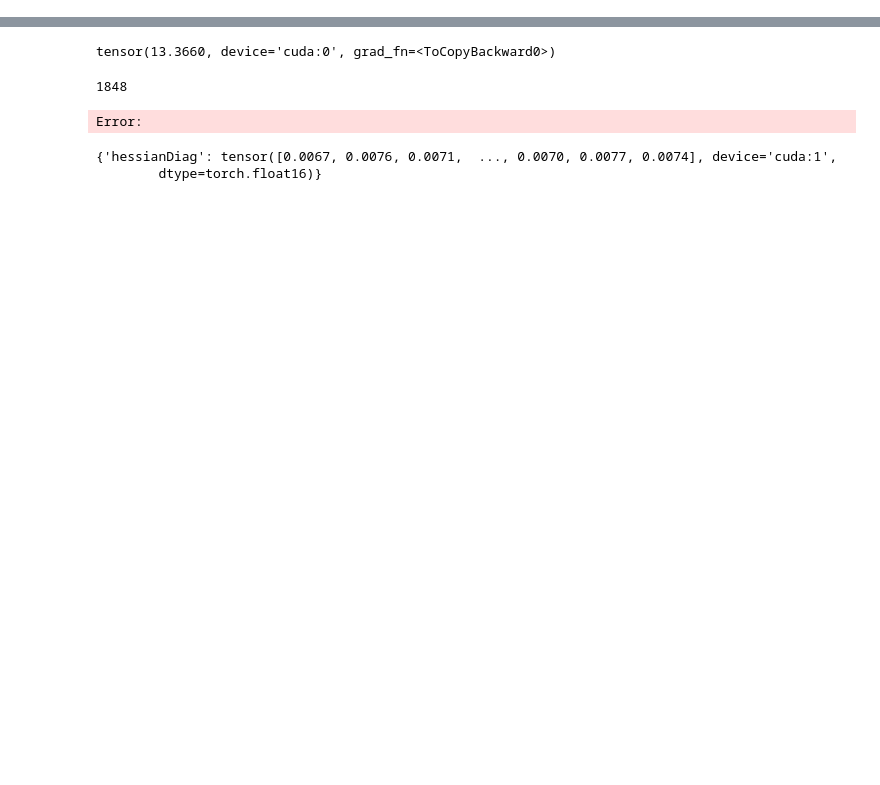
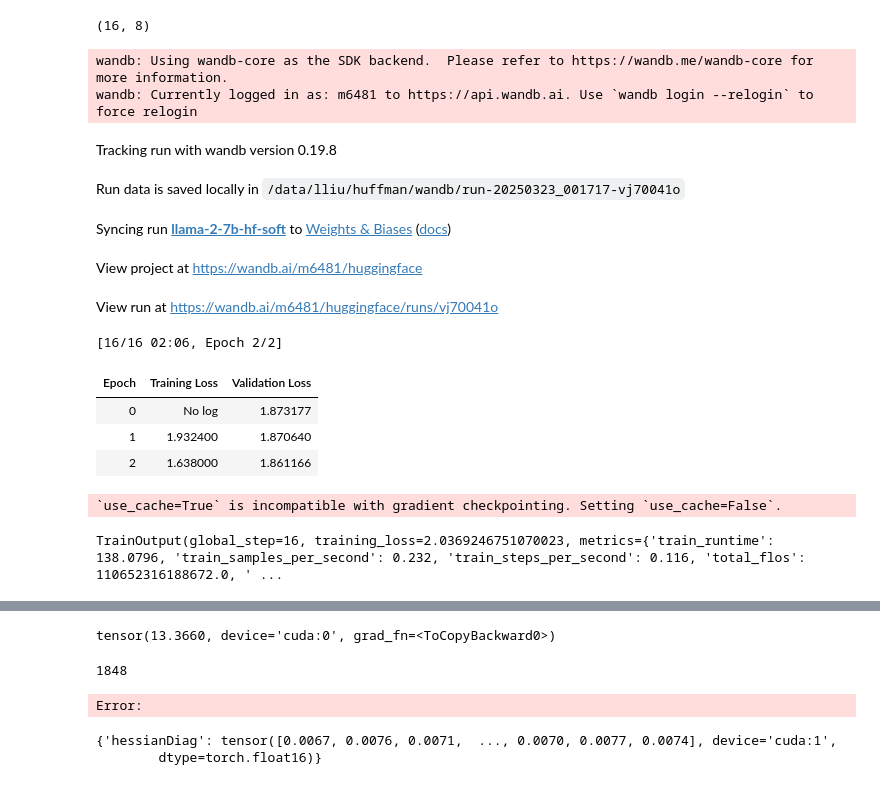
Before and after one commit to xuzukang/NoWag, a Jupyter notebook: test_train.ipynb, the cells around one changed output, grey strips where cells are left out. Saved outputs shown, nothing was run; the diff lists cells and outputs as text; code cells hidden in the pictures; blank space fills up the shorter version.

```diff
--- a/test_train.ipynb
+++ b/test_train.ipynb
@@ -165,0 +33,3 @@ Requirement already satisfied: tqdm in /home/lliu/miniconda3/envs/NoWAC-VQ/lib/p
+# %%
+orig_model = OrigLlama.from_pretrained(base_model,
+                                       device_map="auto", torch_dtype=torch.float32)
@@ -165,0 +113,14 @@ Requirement already satisfied: tqdm in /home/lliu/miniconda3/envs/NoWAC-VQ/lib/p
+# %%
+#custom kld loss
+def custom_kld_loss(outputs, labels, num_items_in_batch):
+    # print(outputs['logits'].shape)
+    logits = outputs['logits'][:,:-1,:].contiguous()
+    # print(logits.shape, labels.shape, num_items_in_batch)
+
+    #take the cross entropy loss along the last dimension
+    #labels are of the same shape as logits
+    loss = -torch.sum(labels * torch.log_softmax(logits, dim=-1), dim=-1)
+    loss = loss.mean()
+    return loss
+
+custom_kld_loss(non_trained_outs, overall_out[[5]].cuda(), 1)
@@ -165,0 +190,58 @@ Requirement already satisfied: tqdm in /home/lliu/miniconda3/envs/NoWAC-VQ/lib/p
+# %%
+len(traindataset), len(validdataset)
+# %% [output]
+(16, 8)
+# %%
+#train the model on the dataset with transformers trainer
+
+trainer = transformers.Trainer(
+    model=model,
+    args=transformers.TrainingArguments(
+        per_device_train_batch_size=per_device_train_batch_size,
+        gradient_accumulation_steps=1,
+        gradient_checkpointing=True,
+        fp16=True,
+        logging_steps=1,
+        output_dir="./output",
+        num_train_epochs=2,
+        save_total_limit=3,
+        evaluation_strategy="epoch",
+        save_strategy="epoch",
+        # eval_steps=100,
+        # per_device_train_batch_size=32,
+        load_best_model_at_end=True,
+        #add a tqdm progress bar
+        #set the lr to 1e-5
+        learning_rate=1e-5,
+        warmup_steps=100,
+        lr_scheduler_type="cosine_with_restarts",
+        lr_scheduler_kwargs={"num_cycles": 5},
+        dataloader_pin_memory=False,
+        #set the logging dir to ./logs
+        logging_dir="./logs",
+        #log to wandb
+        report_to="wandb",
+        run_name="llama-2-7b-hf-soft",
+        eval_on_start = True,
+    ),
+    train_dataset=traindataset,
+    eval_dataset=validdataset,
+    compute_loss_func=custom_kld_loss,
+)
+
+trainer.train()
+# %% [output]
+wandb: Using wandb-core as the SDK backend.  Please refer to https://wandb.me/wandb-core for more information.
+wandb: Currently logged in as: m6481 to https://api.wandb.ai. Use `wandb login --relogin` to force relogin
+Tracking run with wandb version 0.19.8
+Run data is saved locally in /data/lliu/huffman/wandb/run-20250323_001717-vj70041o
+Syncing run llama-2-7b-hf-soft to Weights & Biases (docs)
+View project at https://wandb.ai/m6481/huggingface
+View run at https://wandb.ai/m6481/huggingface/runs/vj70041o
+[16/16 02:06, Epoch 2/2]
+| Epoch | Training Loss | Validation Loss |
+| 0 | No log | 1.873177 |
+| 1 | 1.932400 | 1.870640 |
+| 2 | 1.638000 | 1.861166 |
+`use_cache=True` is incompatible with gradient checkpointing. Setting `use_cache=False`.
+TrainOutput(global_step=16, training_loss=2.0369246751070023, metrics={'train_runtime': 138.0796, 'train_samples_per_second': 0.232, 'train_steps_per_second': 0.116, 'total_flos': 110652316188672.0, ' ...
```
Also changed, not shown: parts of 39 cells of this notebook, 12 other files.
